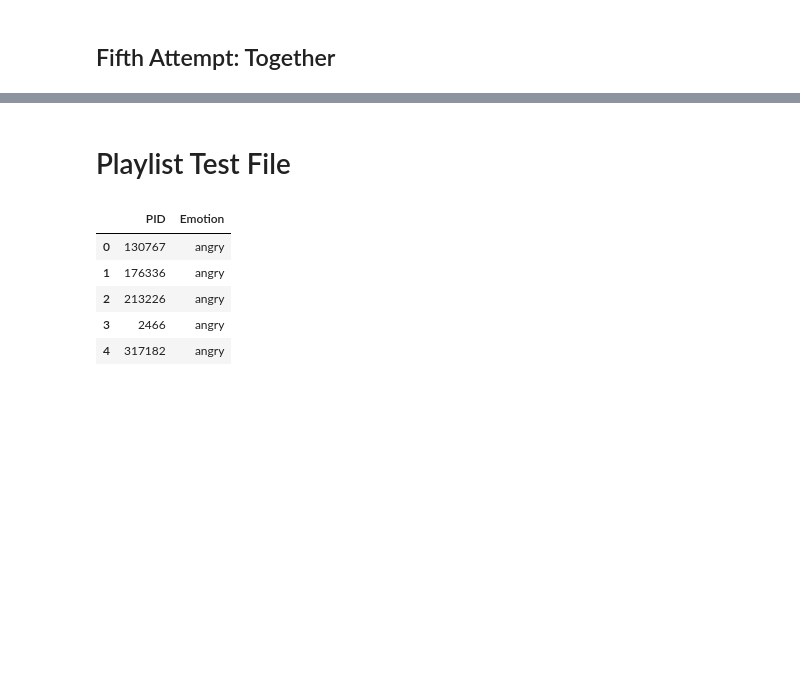
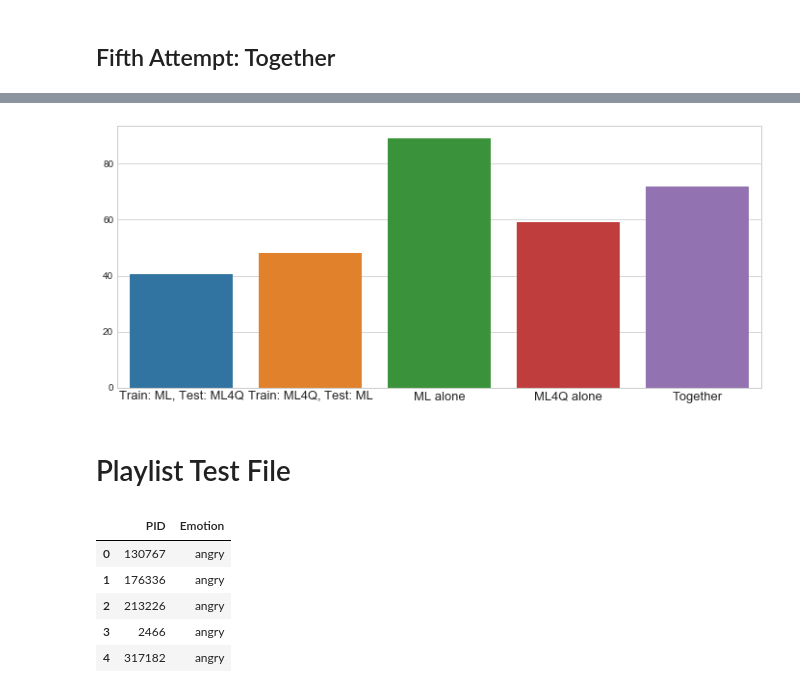
Before and after one commit to sgiammy/emotion-patterns-in-music-playlists, a Jupyter notebook: src/Final_steps.ipynb, the cells around one changed output, grey strips where cells are left out. Cells and saved outputs as stored; diff of their text form; code cells hidden in the pictures; blank space fills up the shorter version.

```diff
--- a/src/Final_steps.ipynb
+++ b/src/Final_steps.ipynb
@@ -279,4 +521,13 @@ Accuracy: 68.93
 Classifier saved to ./models/ml_ml4q.h5
+# %%
+performances = [40.47, 48.05, 88.96, 59.17, 71.64]
+labels = ['Train: ML, Test: ML4Q', 'Train: ML4Q, Test: ML','ML alone','ML4Q alone','Together']
+
+plt.figure(figsize = (12,5))
+ax = sns.barplot(x=np.array(range(5)), y=performances)
+b = ax.set_xticklabels(labels, fontsize=13)
+# %% [output]
+[figure, added]
 # %% [markdown]
 # Playlist Test File
 # %%
```
Also changed, not shown: parts of 49 cells of this notebook, 10 other files.
